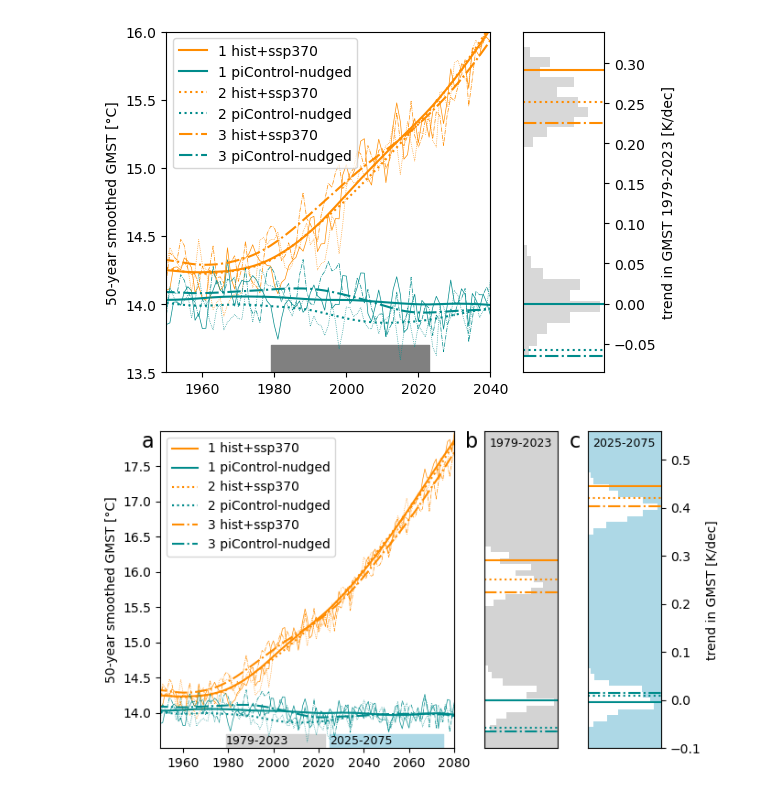
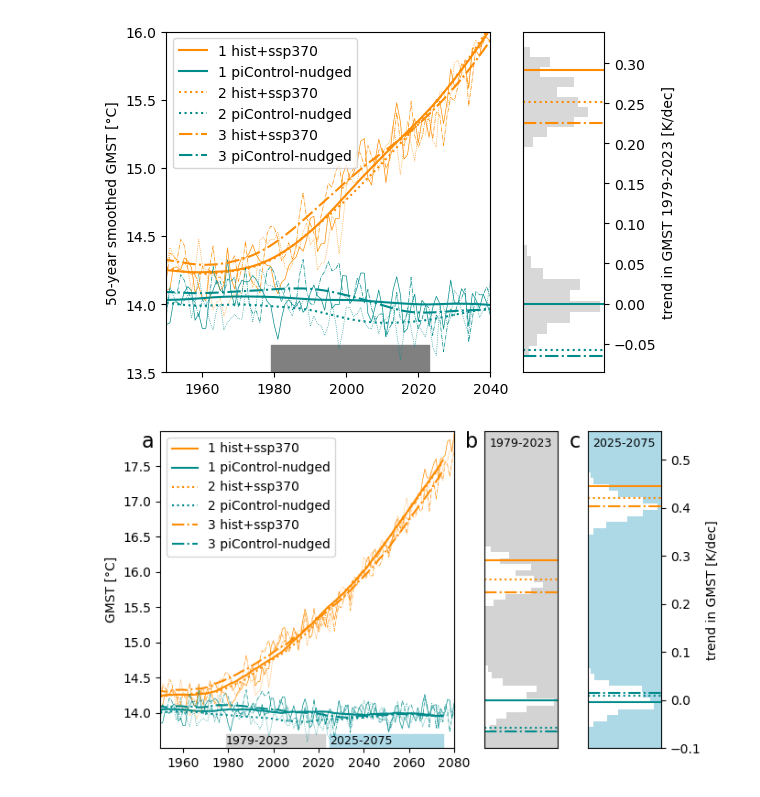
Before and after one commit to peterpeterp/circ_contribution_to_JJA_trends, a Jupyter notebook: nudging_overview/gmt.ipynb, the cells around one changed output. Drawn from its saved outputs; the diff is of its cells as text; code cells hidden in the pictures.

Commit message:
changed the axis label of figure 2

```diff
--- a/nudging_overview/gmt.ipynb
+++ b/nudging_overview/gmt.ipynb
@@ -188,6 +188,7 @@ fig,axes = plt.subplots(ncols=3, figsize=(7,4), gridspec_kw=dict(width_ratios=[4
 for run in runs.values():
     gmt = run.gmt - 273.15
     gmt_50 = lowess(gmt.values, gmt.year, frac=1/5, return_sorted=False)
+    gmt_50 = gmt.rolling(year=50, center=True).mean()
     axes[0].plot(gmt.year, gmt, color=run.color, linestyle=run.lsty, linewidth=0.5)
     axes[0].plot(gmt.year, gmt_50, color=run.color, linestyle=run.lsty, label=run.nice_name)
     for period,ax,n_years in zip(['1979-2023','2025-2075'], axes[1:], [44,50]):
@@ -201,33 +202,33 @@ ax.set_xlim(1950,2080)
 ax.set_ylim(13.5,18)
 ax.legend()
 
-ax.set_ylabel('50-year smoothed GMST [°C]')
+ax.set_ylabel('GMST [°C]')
 
 for period,ax,n_years,color in zip(['1979-2023','2025-2075'], axes[1:], [44,50], ['lightgray','lightblue']):
     ax.set_facecolor(color)
     y1,y2 = period.split('-')
     axes[0].fill_between([int(y1),int(y2)], [13.5,13.5], [13.7,13.7], color=color)
     axes[0].annotate(period, xy=(int(y1), 13.55), fontsize=9)
     ax.annotate(period, xy=(0.5,0.98), xycoords='axes fraction', ha='center', va='top', fontsize=9)
     pi_slopes = []
     for i_year in range(1,1001):
         y = gmt_piControl[-(n_years + i_year):-(i_year)]
         pi_slopes.append(sm.OLS(y.values, sm.add_constant(np.arange(0,len(y)))).fit().params[1])
     ax.hist(np.array(pi_slopes) * 10, orientation='horizontal', color='w', label='piControl', density=True)
     LE_trends = gmt_le.loc[y1:y2].polyfit('year', deg=1)['polyfit_coefficients'][0].squeeze()
     ax.hist(LE_trends * 10, orientation='horizontal', color='w', label='hist', density=True)
     #ax.axhline(0, color='gray')
     ax.set_xticks([])
     ax.set_ylim(-0.1, 0.56)
     ax.yaxis.set_label_position("right")
     ax.yaxis.tick_right()
 axes[0].set_yticks(np.arange(14,18,0.5))
 axes[1].set_yticks([])
 ax.set_ylabel('trend in GMST [K/dec]')
 plt.tight_layout()
 axes[0].text(0, 1, 'a ', transform=axes[0].transAxes, fontsize=16, verticalalignment='top', horizontalalignment='right', clip_on=False)
 axes[1].text(0, 1, 'b ', transform=axes[1].transAxes, fontsize=16, verticalalignment='top', horizontalalignment='right', clip_on=False)
 axes[2].text(0, 1, 'c ', transform=axes[2].transAxes, fontsize=16, verticalalignment='top', horizontalalignment='right', clip_on=False)
 savefig(f"GMT_ts_and_trends")
 # %% [output]
-[figure, old version]
+[figure, new version]
```
Also changed, not shown: parts of 1 cell of this notebook.
